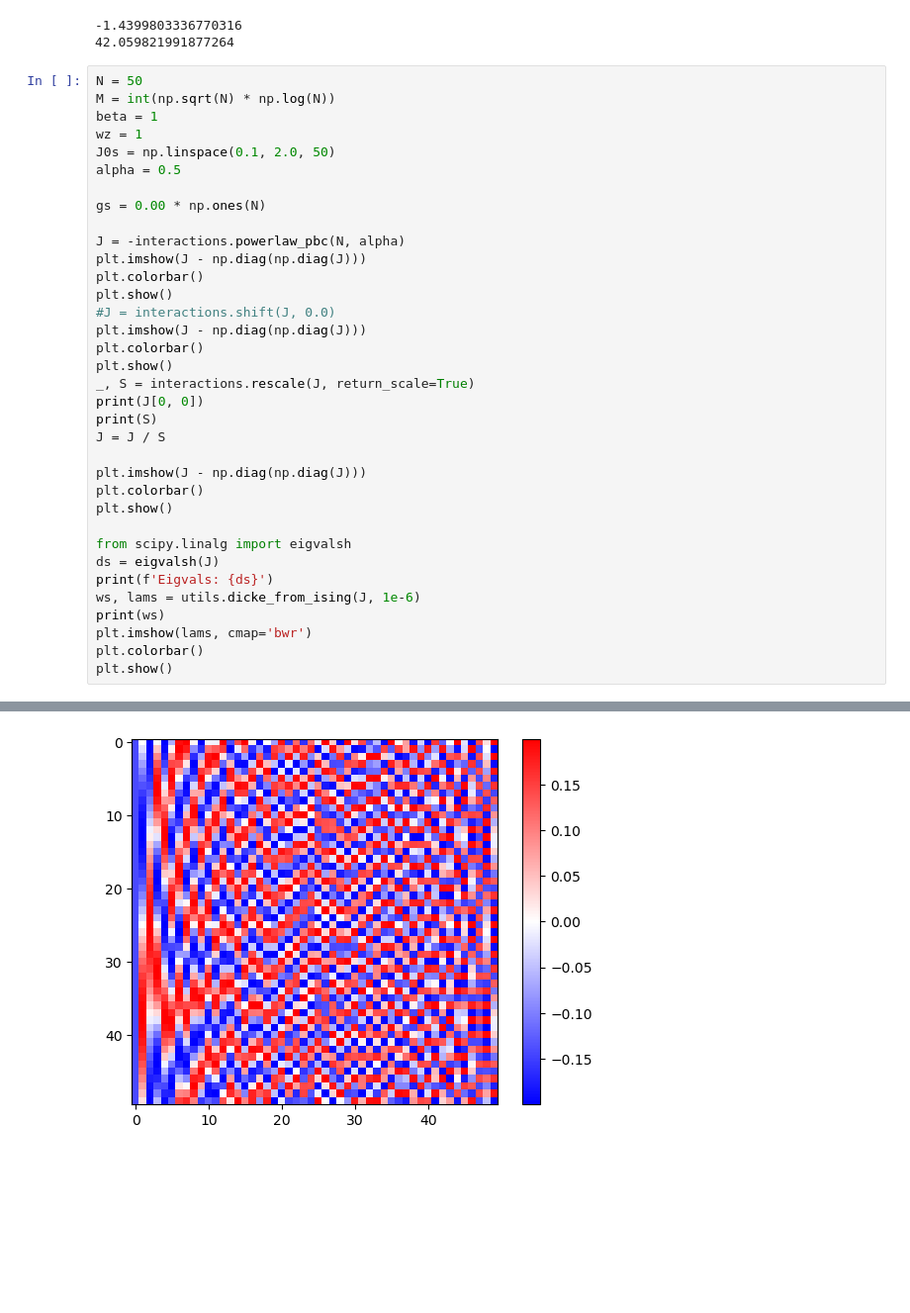
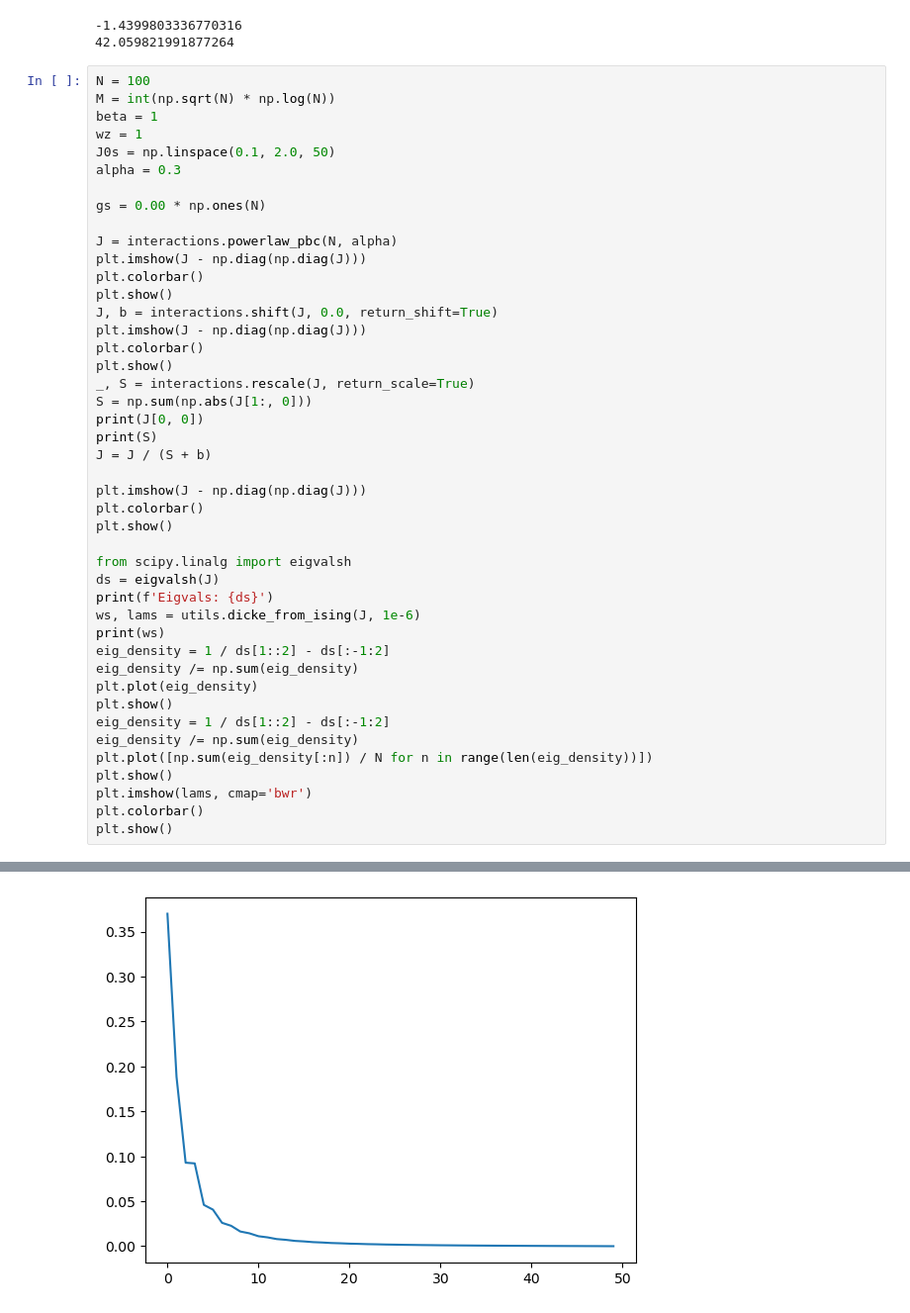
Before and after one commit to chuan97/long-range-ising, a Jupyter notebook: test.ipynb, the cells around one changed output, grey strips where cells are left out. Shown at 99% size. Drawn from its saved outputs; the diff is of its cells as text; blank space fills up the shorter version.

```diff
--- a/test.ipynb
+++ b/test.ipynb
@@ -326,27 +326,28 @@ print(utils.Dk_exact(afmJ[:N//2, 0], k, N))
 -1.4399803336770316
 42.059821991877264
 # %%
-N = 50
+N = 100
 M = int(np.sqrt(N) * np.log(N))
 beta = 1
 wz = 1
 J0s = np.linspace(0.1, 2.0, 50)
-alpha = 0.5
+alpha = 0.3
 
 gs = 0.00 * np.ones(N)
 
-J = -interactions.powerlaw_pbc(N, alpha)
+J = interactions.powerlaw_pbc(N, alpha)
 plt.imshow(J - np.diag(np.diag(J)))
 plt.colorbar()
 plt.show()
-#J = interactions.shift(J, 0.0)
+J, b = interactions.shift(J, 0.0, return_shift=True)
 plt.imshow(J - np.diag(np.diag(J)))
 plt.colorbar()
 plt.show()
 _, S = interactions.rescale(J, return_scale=True)
+S = np.sum(np.abs(J[1:, 0]))
 print(J[0, 0])
 print(S)
-J = J / S
+J = J / (S + b)
 
 plt.imshow(J - np.diag(np.diag(J)))
 plt.colorbar()
@@ -357,6 +358,14 @@ ds = eigvalsh(J)
 print(f'Eigvals: {ds}')
 ws, lams = utils.dicke_from_ising(J, 1e-6)
 print(ws)
+eig_density = 1 / ds[1::2] - ds[:-1:2]
+eig_density /= np.sum(eig_density)
+plt.plot(eig_density)
+plt.show()
+eig_density = 1 / ds[1::2] - ds[:-1:2]
+eig_density /= np.sum(eig_density)
+plt.plot([np.sum(eig_density[:n]) / N for n in range(len(eig_density))])
+plt.show()
 plt.imshow(lams, cmap='bwr')
 plt.colorbar()
 plt.show()
@@ -388 +395 @@ Eigvals: [-1.         -0.26700144 -0.26700144 -0.11492539 -0.11492539 -0.0714520
-[figure, old version]
+[figure, new version]
```
Also changed, not shown: parts of 2 cells of this notebook, 4 other files.
